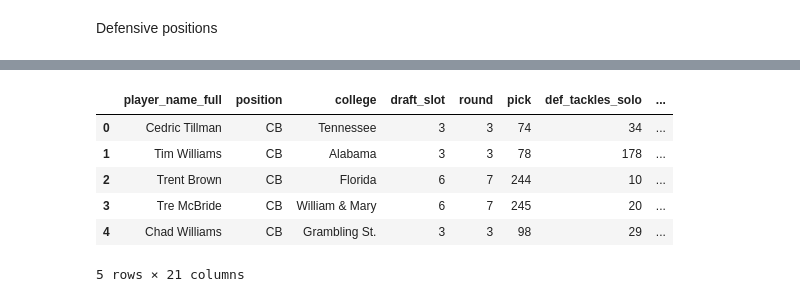
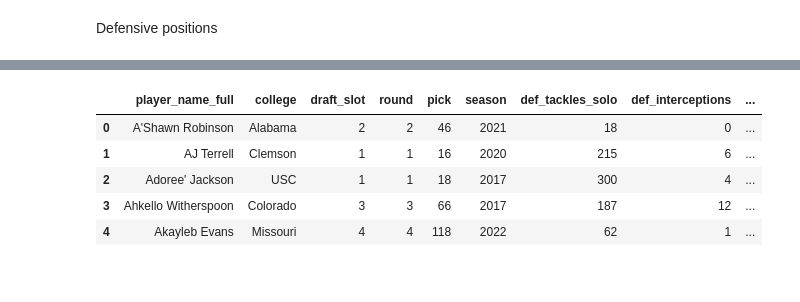
Before and after one commit to eauy27/STA141B-Group-26, a Jupyter notebook: SQL_NFLdata.ipynb, the cells around one changed output, grey strips where cells are left out. Cells and saved outputs as stored; diff of their text form; code cells hidden in the pictures.

Commit message:
updated defensive queries
- doesnt use AVG_xx tables anymore
- just gets the total of each stat for each player over their career

```diff
--- a/SQL_NFLdata.ipynb
+++ b/SQL_NFLdata.ipynb
@@ -395,53 +338,42 @@ df_DB.head()
 # %%
 # CB
-query_CB = """
-            SELECT t.player_name_full,
-                    t.position,
+query = """ SELECT t.player_name_full,
                     t.college,
                     t.draft_slot,
                     t.round,
                     t.pick,
 
-                    -- Tackles
+                    m.season,
+
+                    -- TOTAL TACKLES
                     t.def_tackles_solo,
-                    a.def_tackles_solo_mean,
-                    (t.def_tackles_solo - a.def_tackles_solo_mean) AS def_tackles_diff,
 
-                    -- Interceptions
+                    -- TOTAL INTERCEPTIONS
                     t.def_interceptions,
-                    a.def_interceptions_mean,
-                    (t.def_interceptions - a.def_interceptions_mean) AS def_interceptions_diff,
 
-                    -- Pass Defended
+                    -- TOTAL PASSES DEFENDED
                     t.def_pass_defended,
-                    a.def_pass_defended_mean,
-                    (t.def_pass_defended - a.def_pass_defended_mean) AS def_pass_defended_diff,
 
-                    -- Sacks
+                    -- TOTAL SACKS
                     t.def_sacks,
-                    a.def_sacks_mean,
-                    (t.def_sacks - a.def_sacks_mean) AS def_sacks_diff,
 
-                    -- Tackles for Loss
-                    t.def_tackles_for_loss,
-                    a.def_tackles_for_loss_mean,
-                    (t.def_tackles_for_loss - a.def_tackles_for_loss_mean) AS def_tackles_for_loss_diff
+                    -- TOTAL TACKLES FOR LOSS
+                    t.def_tackles_for_loss
 
             FROM TOT_CB t
-            JOIN AVG_CB a
-            ON t.draft_slot = a.draft_slot
+            JOIN master m ON m.player_id = t.player_id
 
+            GROUP BY t.player_name_full
             """
 
-df_CB = pd.read_sql(query_CB,db)
+df_CB = pd.read_sql(query,db)
 df_CB.head()
 # %% [output]
-|  | player_name_full | position | college | draft_slot | round | pick | def_tackles_solo | ... |
-| 0 | Cedric Tillman | CB | Tennessee | 3 | 3 | 74 | 34 | ... |
-| 1 | Tim Williams | CB | Alabama | 3 | 3 | 78 | 178 | ... |
-| 2 | Trent Brown | CB | Florida | 6 | 7 | 244 | 10 | ... |
-| 3 | Tre McBride | CB | William & Mary | 6 | 7 | 245 | 20 | ... |
-| 4 | Chad Williams | CB | Grambling St. | 3 | 3 | 98 | 29 | ... |
+|  | player_name_full | college | draft_slot | round | pick | season | def_tackles_solo | def_interceptions | ... |
+| 0 | A'Shawn Robinson | Alabama | 2 | 2 | 46 | 2021 | 18 | 0 | ... |
+| 1 | AJ Terrell | Clemson | 1 | 1 | 16 | 2020 | 215 | 6 | ... |
+| 2 | Adoree' Jackson | USC | 1 | 1 | 18 | 2017 | 300 | 4 | ... |
+| 3 | Ahkello Witherspoon | Colorado | 3 | 3 | 66 | 2017 | 187 | 12 | ... |
+| 4 | Akayleb Evans | Missouri | 4 | 4 | 118 | 2022 | 62 | 1 | ... |
-5 rows × 21 columns
 # %%
 # S
```
Also changed, not shown: parts of 17 cells of this notebook, 1 other file.
